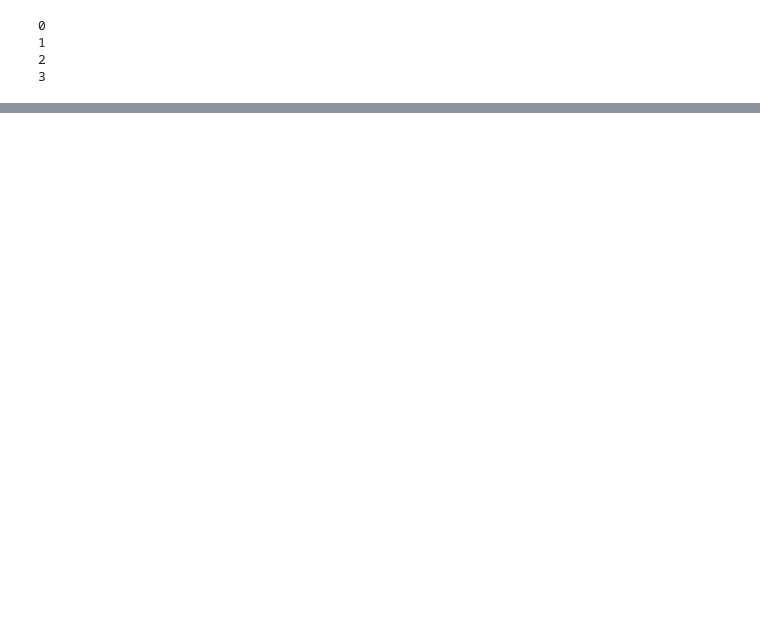
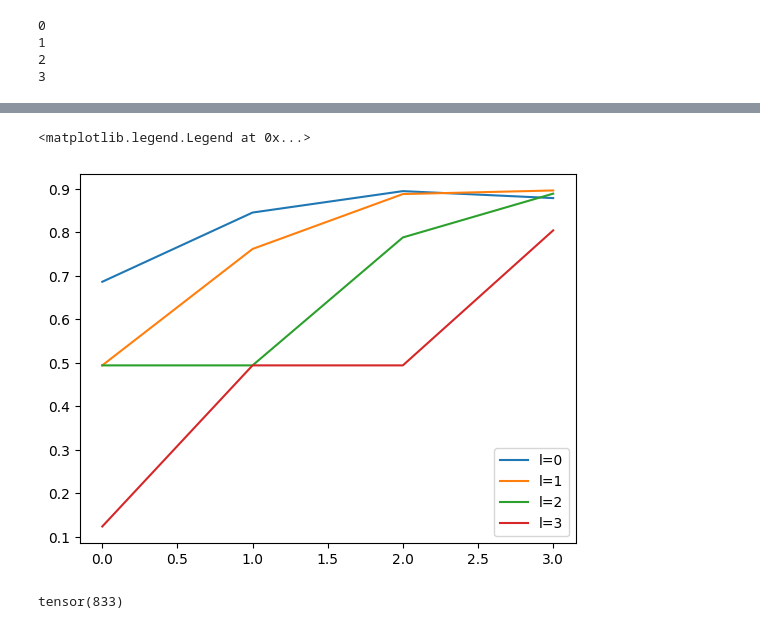
Before and after one commit to sebdixon/Machine-Learning, a Jupyter notebook: 01843211_cw1_MathsML.ipynb, the cells around one changed output, grey strips where cells are left out. Drawn from its saved outputs; the diff is of its cells as text; code cells hidden in the pictures; blank space fills up the shorter version.

```diff
--- a/01843211_cw1_MathsML.ipynb
+++ b/01843211_cw1_MathsML.ipynb
@@ -980,6 +1152,19 @@ tensor(890)
 # %%
 from matplotlib import pyplot as plt
 plt.figure()
 for l in range(4):
-  plt.plot(np.mean(all_error[l], axis=0), label=f"l={l}")
+  plt.plot(np.mean(all_accuracy[l], axis=0), label=f"l={l}")
 plt.legend()
+# %% [output]
+<matplotlib.legend.Legend at 0x...>
+[figure, added]
+# %%
+params = {'L': 1, 'sigma_b_sq': 0.5, 'sigma_w_sq': 0.5}
+relu = ReLUKernel(params)
+gp = GP(relu)
+
+y_pred = gp.predict(X_star, X, y, size=1, sigma=0.1)
+y_pred = torch.where(y_pred > 0, 0.5, -0.5)[0]
+torch.sum(y_pred == y_star)
+# %% [output]
+tensor(833)
```
Also changed, not shown: parts of 50 cells of this notebook.
